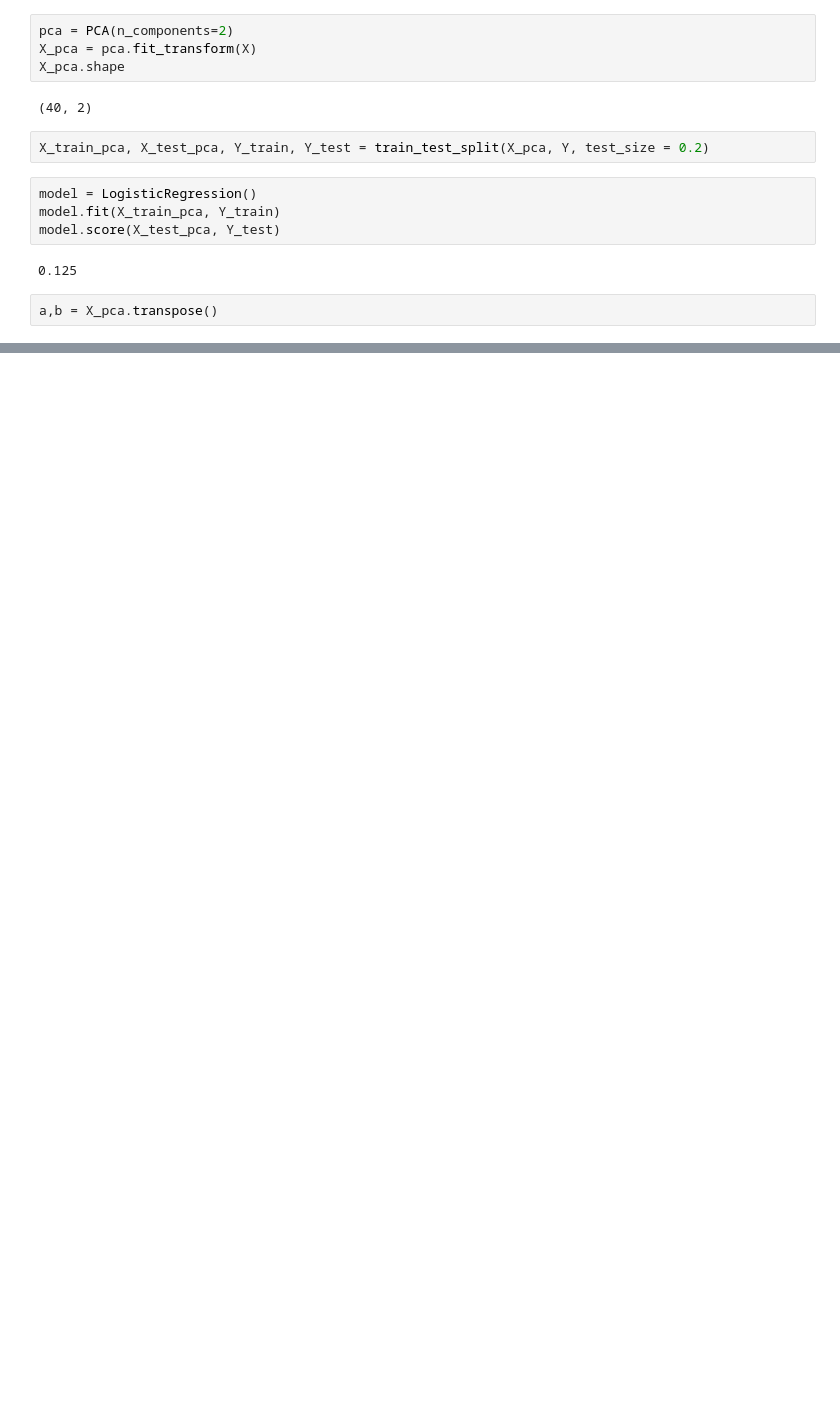
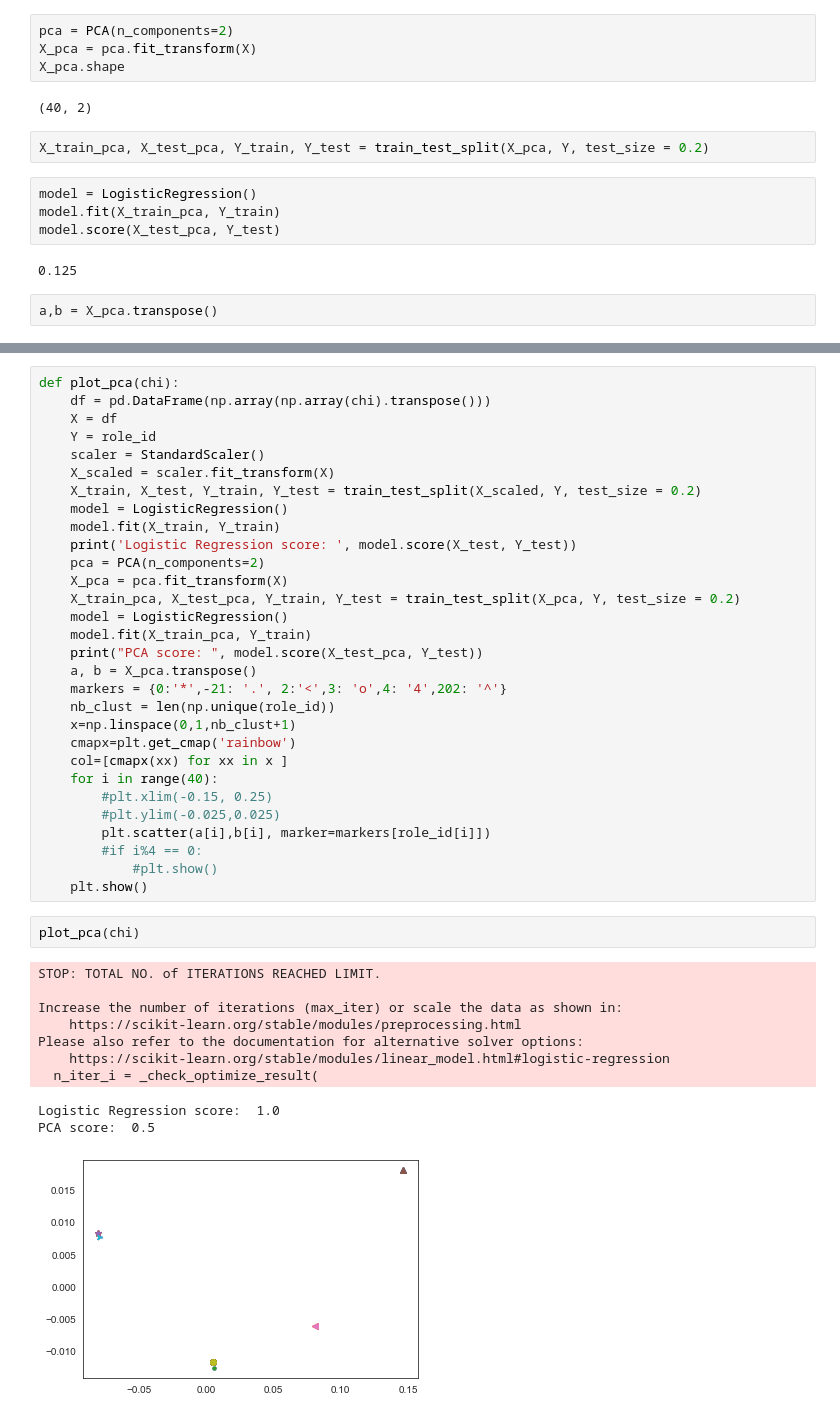
Before and after one commit to x-Tobix/Grafy-i-sieci, a Jupyter notebook: Testing GraphWave.ipynb, the cells around one changed output, grey strips where cells are left out. Drawn from its saved outputs; the diff is of its cells as text; blank space fills up the shorter version.

```diff
--- a/Testing GraphWave.ipynb
+++ b/Testing GraphWave.ipynb
@@ -302,0 +283,43 @@ plt.show()
+# %%
+def plot_pca(chi):
+    df = pd.DataFrame(np.array(np.array(chi).transpose()))
+    X = df
+    Y = role_id
+    scaler = StandardScaler()
+    X_scaled = scaler.fit_transform(X)
+    X_train, X_test, Y_train, Y_test = train_test_split(X_scaled, Y, test_size = 0.2)
+    model = LogisticRegression()
+    model.fit(X_train, Y_train)
+    print('Logistic Regression score: ', model.score(X_test, Y_test))
+    pca = PCA(n_components=2)
+    X_pca = pca.fit_transform(X)
+    X_train_pca, X_test_pca, Y_train, Y_test = train_test_split(X_pca, Y, test_size = 0.2)
+    model = LogisticRegression()
+    model.fit(X_train_pca, Y_train)
+    print("PCA score: ", model.score(X_test_pca, Y_test))
+    a, b = X_pca.transpose()
+    markers = {0:'*',-21: '.', 2:'<',3: 'o',4: '4',202: '^'}
+    nb_clust = len(np.unique(role_id))
+    x=np.linspace(0,1,nb_clust+1)
+    cmapx=plt.get_cmap('rainbow')
+    col=[cmapx(xx) for xx in x ]
+    for i in range(40):
+        #plt.xlim(-0.15, 0.25)
+        #plt.ylim(-0.025,0.025)
+        plt.scatter(a[i],b[i], marker=markers[role_id[i]])
+        #if i%4 == 0:
+            #plt.show()
+    plt.show()
+# %%
+plot_pca(chi)
+# %% [output]
+STOP: TOTAL NO. of ITERATIONS REACHED LIMIT.
+
+Increase the number of iterations (max_iter) or scale the data as shown in:
+    https://scikit-learn.org/stable/modules/preprocessing.html
+Please also refer to the documentation for alternative solver options:
+    https://scikit-learn.org/stable/modules/linear_model.html#logistic-regression
+  n_iter_i = _check_optimize_result(
+Logistic Regression score:  1.0
+PCA score:  0.5
+[figure, added]
```
Also changed, not shown: parts of 10 cells of this notebook.
